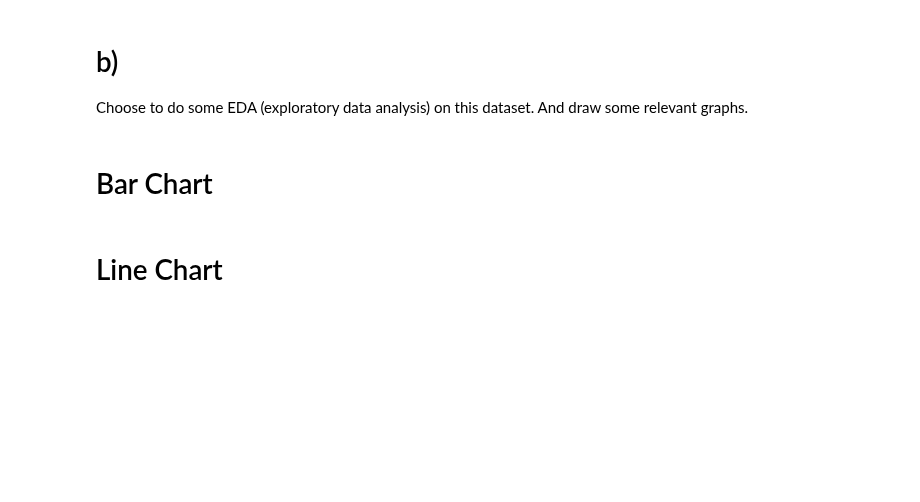
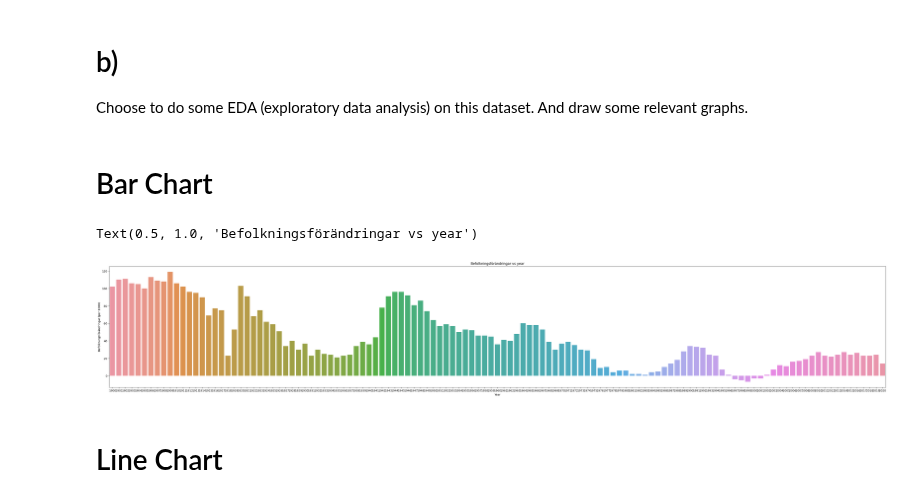
Before and after one commit to xjohansson/Databehandling_Xiu, a Jupyter notebook: Exercise/Exercise2_mergy.ipynb, the cells around one changed output. Cells and saved outputs as stored; diff of their text form; code cells hidden in the pictures; blank space fills up the shorter version.

```diff
--- a/Exercise/Exercise2_mergy.ipynb
+++ b/Exercise/Exercise2_mergy.ipynb
@@ -61,5 +63,12 @@ import matplotlib.pyplot as plt
 fig=px.bar(df1,x="Year",y="Folkmängd",title="Sweden population 1900-2020",range_x=[1900,2020])
 fig.show()
+# %%
+import seaborn as sns
+fig = plt.figure(dpi=100, figsize=(50,8))
+sns.barplot(data=df1, y="Befolkningsförändringar (per 1000)", x="Year").set_title("Befolkningsförändringar vs year")
+# %% [output]
+Text(0.5, 1.0, 'Befolkningsförändringar vs year')
+[figure, added]
 # %% [markdown]
 # Line Chart
 # %%
```
Also changed, not shown: parts of 6 cells of this notebook, 10 other files.
